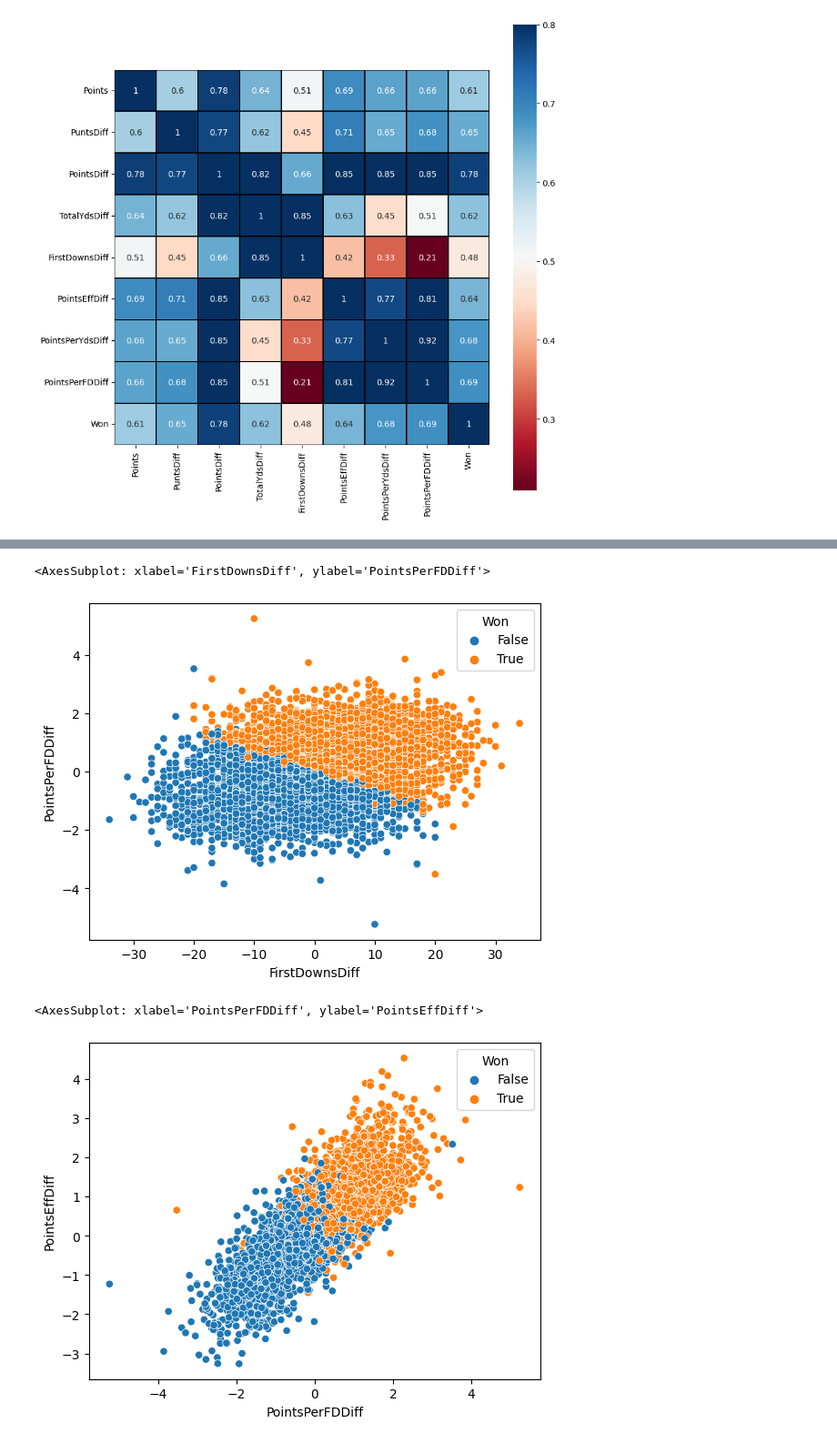
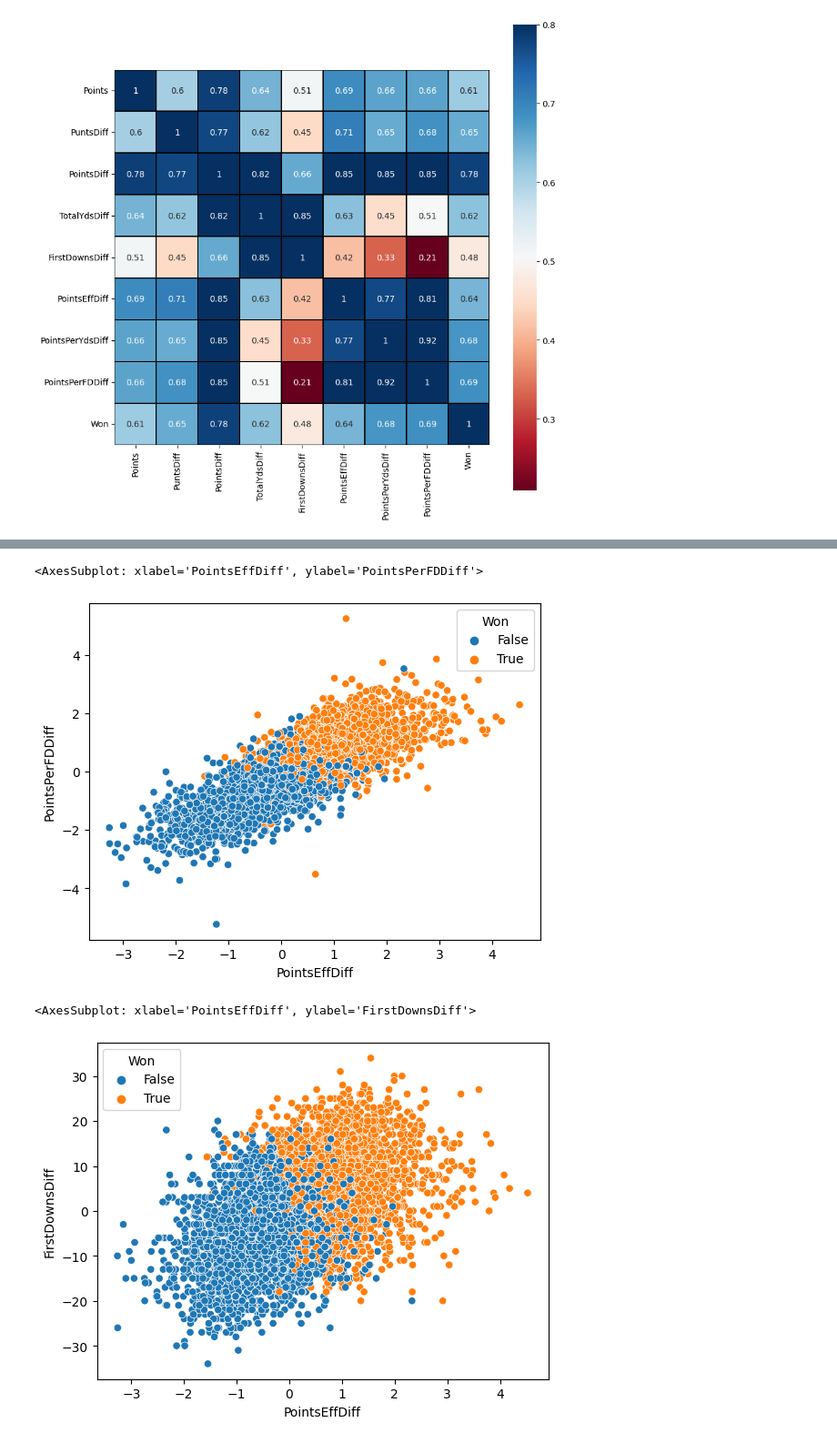
Before and after one commit to osteensco/College-Football-Analysis, a Jupyter notebook: CFA1.ipynb, the cells around one changed output, grey strips where cells are left out. Shown at 91% size. Drawn from its saved outputs; the diff is of its cells as text; code cells hidden in the pictures.

```diff
--- a/CFA1.ipynb
+++ b/CFA1.ipynb
@@ -219,10 +351,10 @@ sn.scatterplot(data=stats_df, x='FirstDownsDiff', y='PointsEffDiff', hue='Won')
 # %%
-sn.scatterplot(data=stats_df, x='FirstDownsDiff', y='PointsPerFDDiff', hue='Won')
+sn.scatterplot(data=stats_df, x='PointsEffDiff', y='PointsPerFDDiff', hue='Won')
 # %% [output]
-<AxesSubplot: xlabel='FirstDownsDiff', ylabel='PointsPerFDDiff'>
+<AxesSubplot: xlabel='PointsEffDiff', ylabel='PointsPerFDDiff'>
-[figure, old version]
+[figure, new version]
 # %%
-sn.scatterplot(data=stats_df, x='PointsPerFDDiff', y='PointsEffDiff', hue='Won')
+sn.scatterplot(data=stats_df, x='PointsEffDiff', y='FirstDownsDiff', hue='Won')
 # %% [output]
-<AxesSubplot: xlabel='PointsPerFDDiff', ylabel='PointsEffDiff'>
+<AxesSubplot: xlabel='PointsEffDiff', ylabel='FirstDownsDiff'>
-[figure, old version]
+[figure, new version]
```
Also changed, not shown: parts of 16 cells of this notebook.
